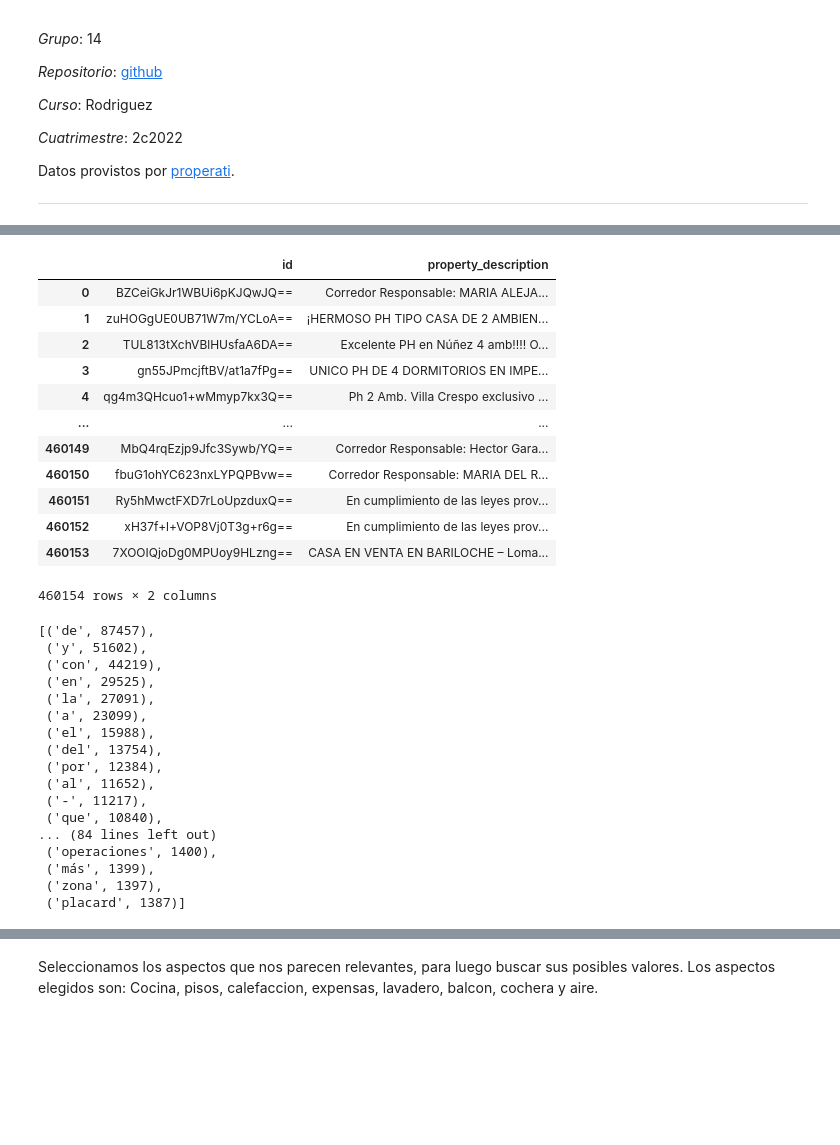
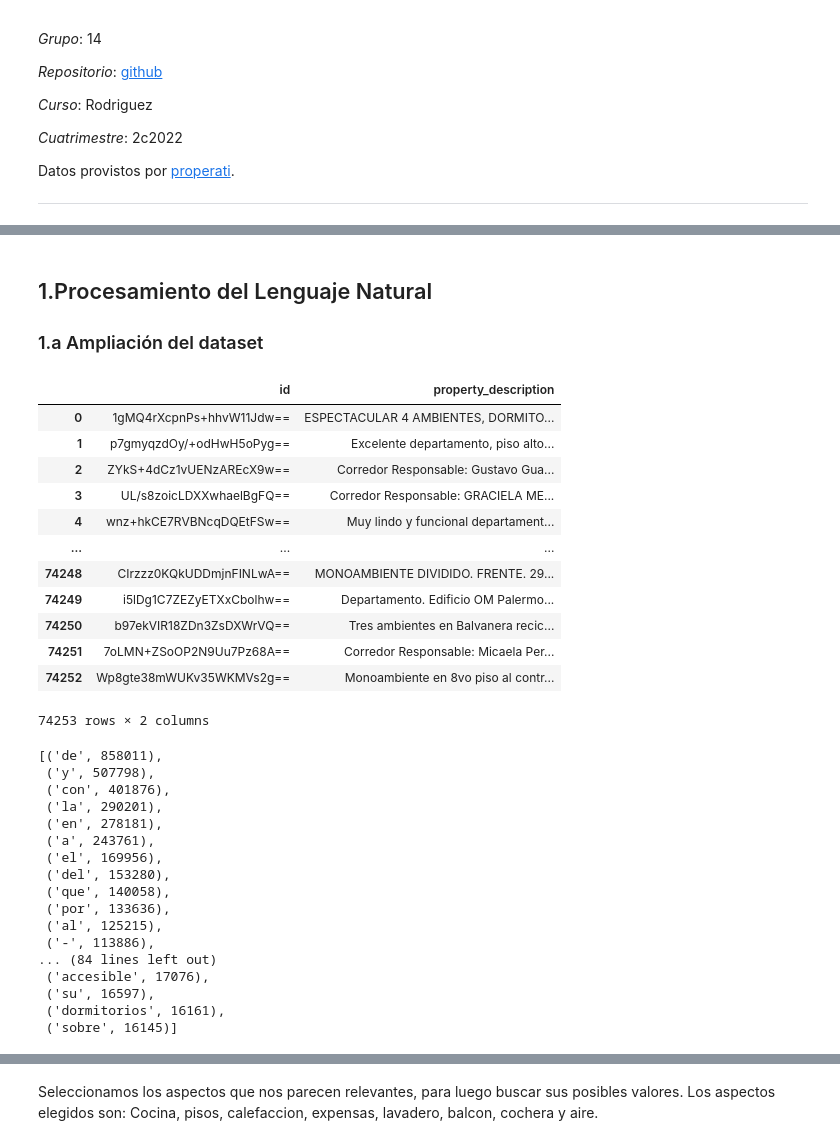
Before and after one commit to valencorrea/7506R-2C2022-GRUPO14-TP2, a Jupyter notebook: 7506R_TP1_GRUPO14_ENTREGA.ipynb, the cells around one changed output, grey strips where cells are left out. Saved outputs shown, nothing was run; the diff lists cells and outputs as text; code cells hidden in the pictures; blank space fills up the shorter version.

```diff
--- a/7506R_TP1_GRUPO14_ENTREGA.ipynb
+++ b/7506R_TP1_GRUPO14_ENTREGA.ipynb
@@ -26,6 +26,9 @@ import cmath as math
 import matplotlib.pyplot as plt
 import seaborn as sns
 import pandas as pd
+from xgboost import XGBRegressor
+
+# from sklearn.model_selection import StratifiedKFold, KFold, RandomizedSearchCV, train_test_split
 
 #Configuración de Warnings
 import warnings
@@ -42,8 +45,8 @@ else:
 if IN_COLAB :
     from google.colab import drive
     drive.mount('/content/drive')
-    properati = pd.read_csv('/content/drive/MyDrive/📔 Organización de Datos (75.06)/TPS/TP1/properati_argentina_2021.csv')
+    properati = pd.read_csv('/content/drive/MyDrive/📔 Organización de Datos (75.06)/TPS/TP1/1d_df_reducido.csv')
     properati_decrip = pd.read_csv('/content/drive/MyDrive/📔 Organización de Datos (75.06)/TPS/TP1/properati_argentina_2021_decrip.csv')
 else:
-    properati=pd.read_csv('properati_argentina_2021.csv')
+    properati=pd.read_csv('./1d_df_reducido.csv')
     properati_decrip = pd.read_csv('properati_argentina_2021_decrip.csv')
@@ -50,44 +69,49 @@ else:
+# %% [markdown]
+## 1.Procesamiento del Lenguaje Natural
+### 1.a Ampliación del dataset
 # %%
-df_decrip = properati_decrip.head(10000).copy()
+# df_decrip = properati_decrip.head(10000).copy()
+df_decrip = pd.merge(properati, properati_decrip, on="id")
+df_decrip = df_decrip[["id", "property_description"]]
 df_decrip['property_description'].isna().sum()
-properati_decrip
+df_decrip
 # %% [output]
 |  | id | property_description |
-| 0 | BZCeiGkJr1WBUi6pKJQwJQ== | Corredor Responsable: MARIA ALEJA... |
-| 1 | zuHOGgUE0UB71W7m/YCLoA== | ¡HERMOSO PH TIPO CASA DE 2 AMBIEN... |
-| 2 | TUL813tXchVBlHUsfaA6DA== | Excelente PH en Núñez 4 amb!!!! O... |
-| 3 | gn55JPmcjftBV/at1a7fPg== | UNICO PH DE 4 DORMITORIOS EN IMPE... |
-| 4 | qg4m3QHcuo1+wMmyp7kx3Q== | Ph 2 Amb. Villa Crespo exclusivo ... |
+| 0 | 1gMQ4rXcpnPs+hhvW11Jdw== | ESPECTACULAR 4 AMBIENTES, DORMITO... |
+| 1 | p7gmyqzdOy/+odHwH5oPyg== | Excelente departamento, piso alto... |
+| 2 | ZYkS+4dCz1vUENzAREcX9w== | Corredor Responsable: Gustavo Gua... |
+| 3 | UL/s8zoicLDXXwhaelBgFQ== | Corredor Responsable: GRACIELA ME... |
+| 4 | wnz+hkCE7RVBNcqDQEtFSw== | Muy lindo y funcional departament... |
 | ... | ... | ... |
-| 460149 | MbQ4rqEzjp9Jfc3Sywb/YQ== | Corredor Responsable: Hector Gara... |
-| 460150 | fbuG1ohYC623nxLYPQPBvw== | Corredor Responsable: MARIA DEL R... |
-| 460151 | Ry5hMwctFXD7rLoUpzduxQ== | En cumplimiento de las leyes prov... |
-| 460152 | xH37f+l+VOP8Vj0T3g+r6g== | En cumplimiento de las leyes prov... |
-| 460153 | 7XOOIQjoDg0MPUoy9HLzng== | CASA EN VENTA EN BARILOCHE – Loma... |
+| 74248 | CIrzzz0KQkUDDmjnFINLwA== | MONOAMBIENTE DIVIDIDO. FRENTE. 29... |
+| 74249 | i5lDg1C7ZEZyETXxCbolhw== | Departamento. Edificio OM Palermo... |
+| 74250 | b97ekVIR18ZDn3ZsDXWrVQ== | Tres ambientes en Balvanera recic... |
+| 74251 | 7oLMN+ZSoOP2N9Uu7Pz68A== | Corredor Responsable: Micaela Per... |
+| 74252 | Wp8gte38mWUKv35WKMVs2g== | Monoambiente en 8vo piso al contr... |
-460154 rows × 2 columns
+74253 rows × 2 columns
 # %%
 df_decrip.dropna(inplace=True)
 # %%
 from collections import Counter
 Counter(" ".join(df_decrip["property_description"]).split()).most_common(100)
 # %% [output]
-[('de', 87457),
- ('y', 51602),
- ('con', 44219),
- ('en', 29525),
- ('la', 27091),
- ('a', 23099),
- ('el', 15988),
- ('del', 13754),
- ('por', 12384),
- ('al', 11652),
- ('-', 11217),
- ('que', 10840),
+[('de', 858011),
+ ('y', 507798),
+ ('con', 401876),
+ ('la', 290201),
+ ('en', 278181),
+ ('a', 243761),
+ ('el', 169956),
+ ('del', 153280),
+ ('que', 140058),
+ ('por', 133636),
+ ('al', 125215),
+ ('-', 113886),
 ... (84 lines left out)
- ('operaciones', 1400),
- ('más', 1399),
- ('zona', 1397),
- ('placard', 1387)]
+ ('accesible', 17076),
+ ('su', 16597),
+ ('dormitorios', 16161),
+ ('sobre', 16145)]
 # %%
 df_decrip["property_description"]
 # %% [output]
```
Also changed, not shown: parts of 39 cells of this notebook.
